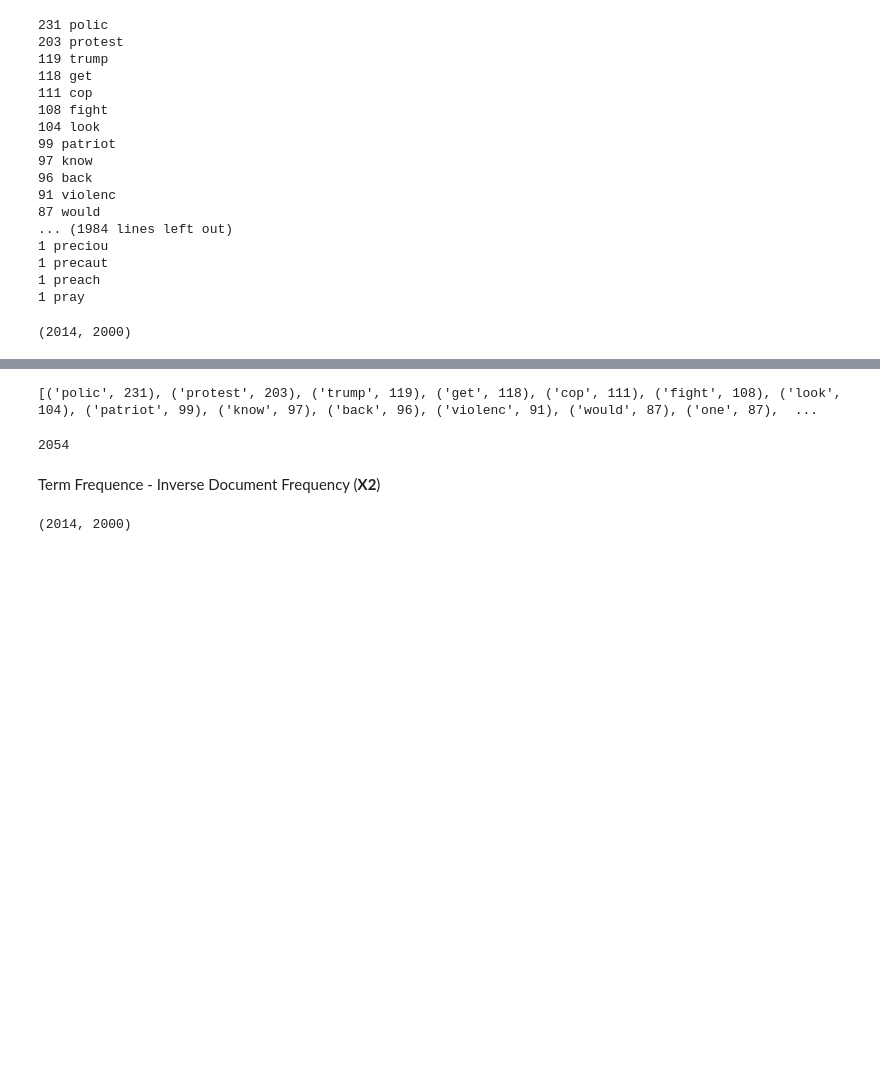
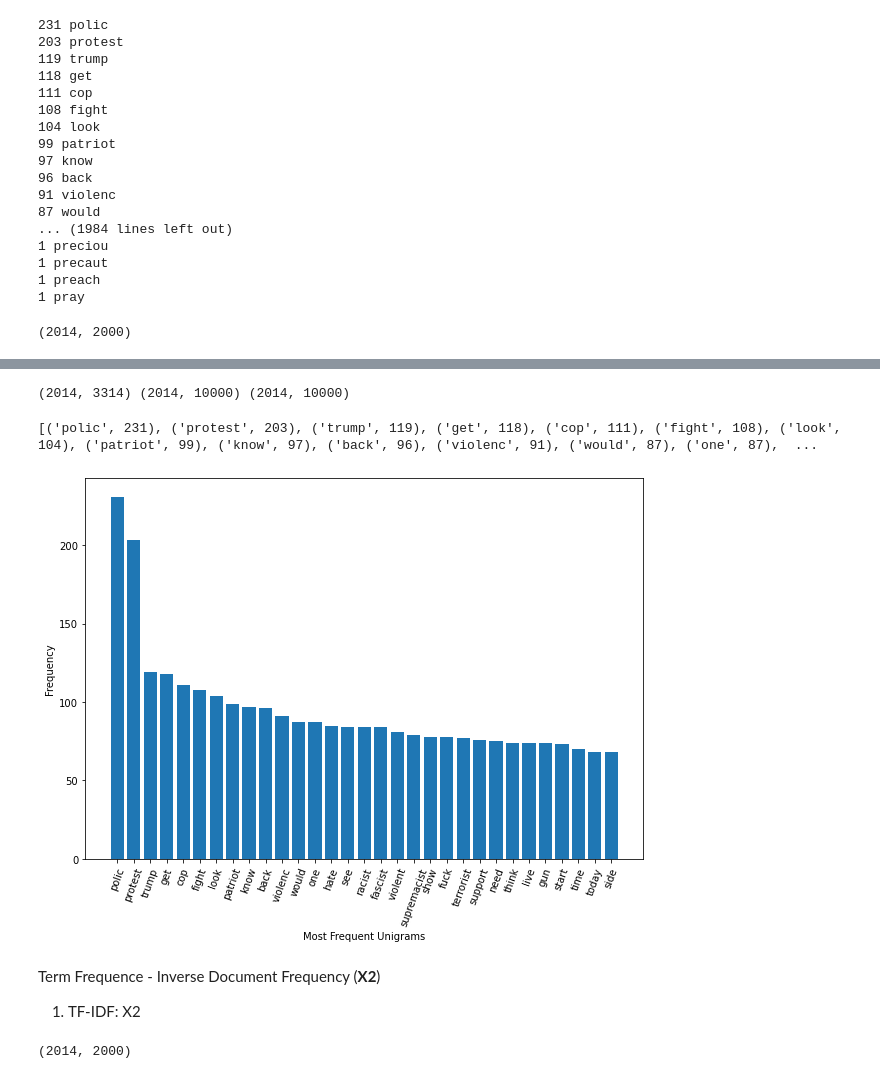
Before and after one commit to fahim0120/SocialMediaMiningProject, a Jupyter notebook: ProudBoys.ipynb, the cells around one changed output, grey strips where cells are left out. Cells and saved outputs as stored; diff of their text form; code cells hidden in the pictures; blank space fills up the shorter version.

```diff
--- a/ProudBoys.ipynb
+++ b/ProudBoys.ipynb
@@ -579,26 +592,35 @@ cv12 = CountVectorizer(ngram_range=(1,2))
 X3_1 = cv1.fit_transform(data['text_proc']).toarray()
 X3_2 = cv2.fit_transform(data['text_proc']).toarray()
 X3_12 = cv12.fit_transform(data['text_proc']).toarray()
+# %%
+print(X3_1.shape, X3_2.shape, X3_12.shape)
+# %% [output]
+(2014, 3314) (2014, 10000) (2014, 10000)
 # %%
 vocab = cv1.vocabulary_
 
 count_values = X3_1.sum(axis=0)
 temp = []
 for i, (ng_count, ng_text) in enumerate(sorted([(count_values[i],k) for k,i in vocab.items()], reverse=True)):
     temp.append((ng_text, ng_count))
-    if i == 20:
+    if i == 30:
         break
 print(temp)
+
+plt.figure(figsize=(10,7))
+plt.bar(range(len(temp)), [val[1] for val in temp], align='center')
+plt.xlabel('Most Frequent Unigrams')
+plt.ylabel('Frequency')
+plt.xticks(range(len(temp)), [val[0] for val in temp])
+plt.xticks(rotation=70)
+plt.show()
 # %% [output]
 [('polic', 231), ('protest', 203), ('trump', 119), ('get', 118), ('cop', 111), ('fight', 108), ('look', 104), ('patriot', 99), ('know', 97), ('back', 96), ('violenc', 91), ('would', 87), ('one', 87),  ...
+[figure, added]
-# %%
-#for k, i in vocab.items():
-#    print(k, i)
-count_values[25155]
-# %% [output]
-2054
 # %% [markdown]
 Term Frequence - Inverse Document Frequency (**X2**)
+
+1. TF-IDF: X2
 # %%
 # TF-IDF
 from sklearn.feature_extraction.text import TfidfVectorizer
```
Also changed, not shown: parts of 42 cells of this notebook.
